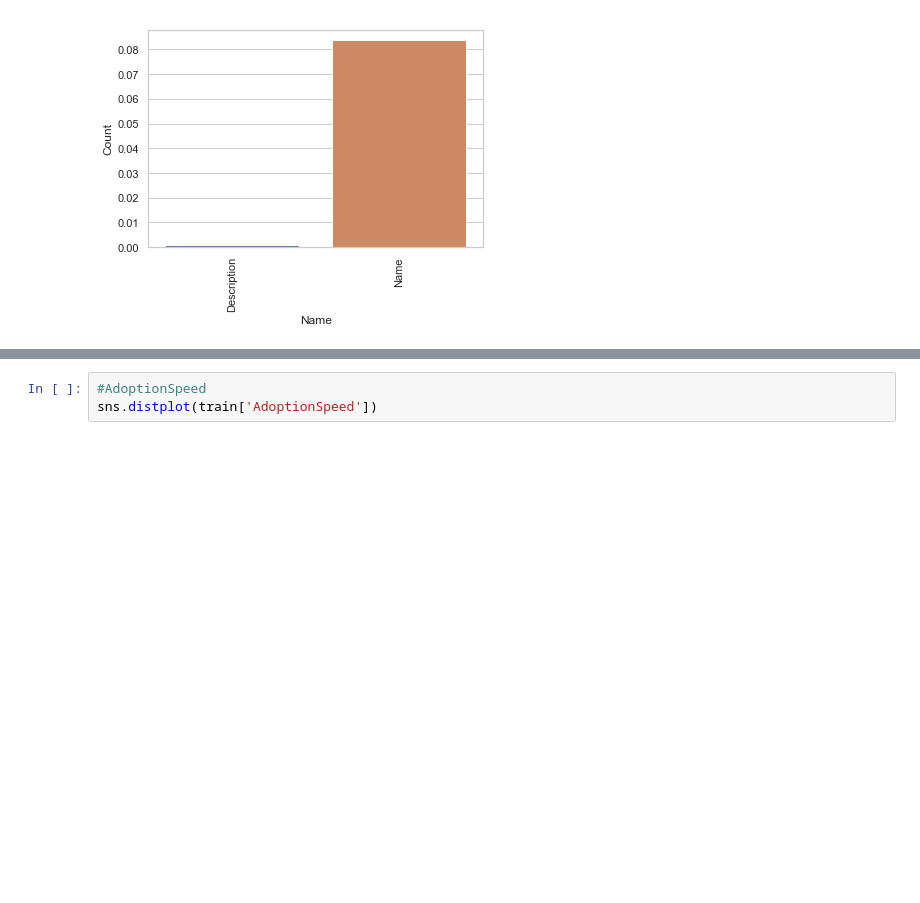
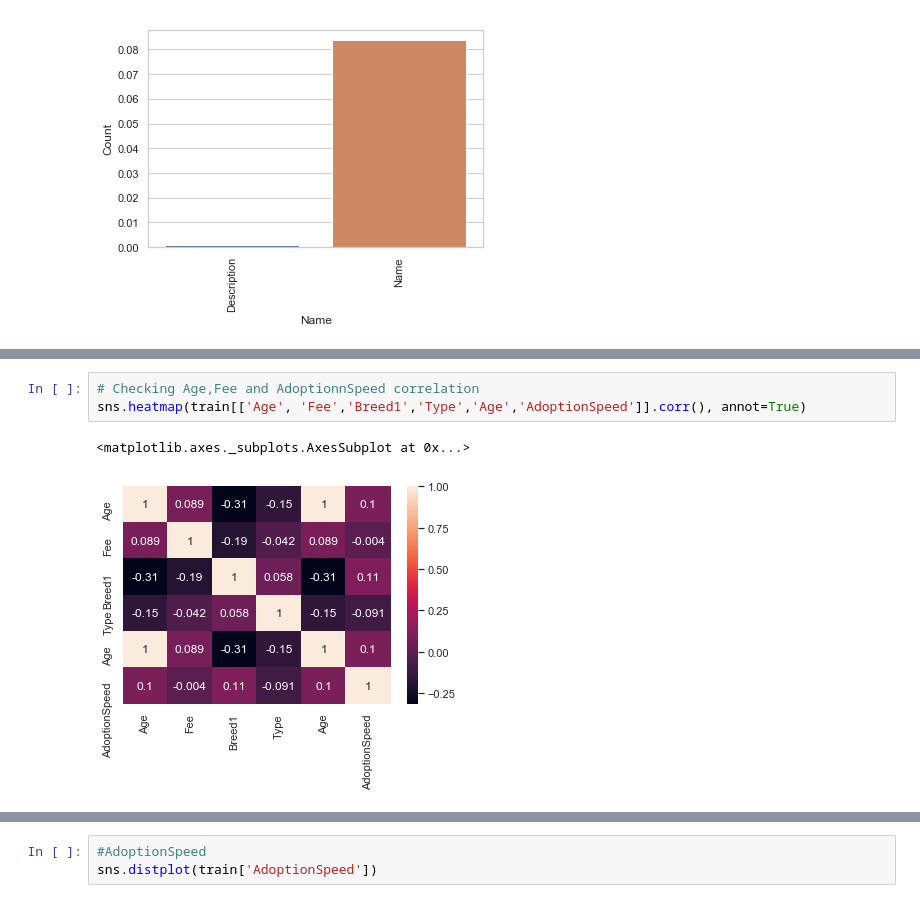
Before and after one commit to anuuu16/PetFinder, a Jupyter notebook: dataExploration.ipynb, the cells around one changed output, grey strips where cells are left out. Saved outputs shown, nothing was run; the diff lists cells and outputs as text; blank space fills up the shorter version.

```diff
--- a/dataExploration.ipynb
+++ b/dataExploration.ipynb
@@ -195,0 +215,6 @@ plt.show()
+# %%
+# Checking Age,Fee and AdoptionnSpeed correlation
+sns.heatmap(train[['Age', 'Fee','Breed1','Type','Age','AdoptionSpeed']].corr(), annot=True)
+# %% [output]
+<matplotlib.axes._subplots.AxesSubplot at 0x...>
+[figure, added]
```
Also changed, not shown: parts of 22 cells of this notebook.
